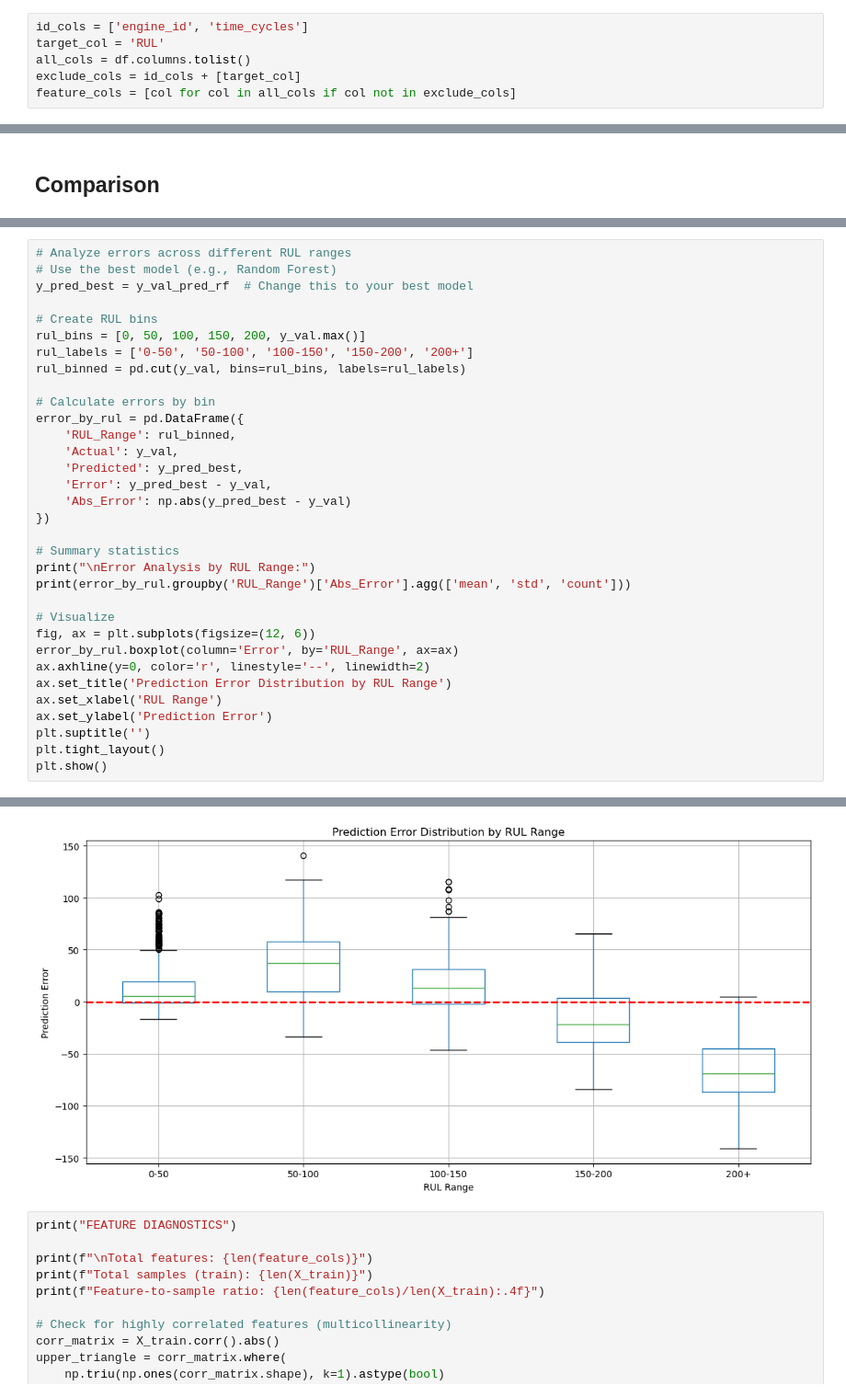
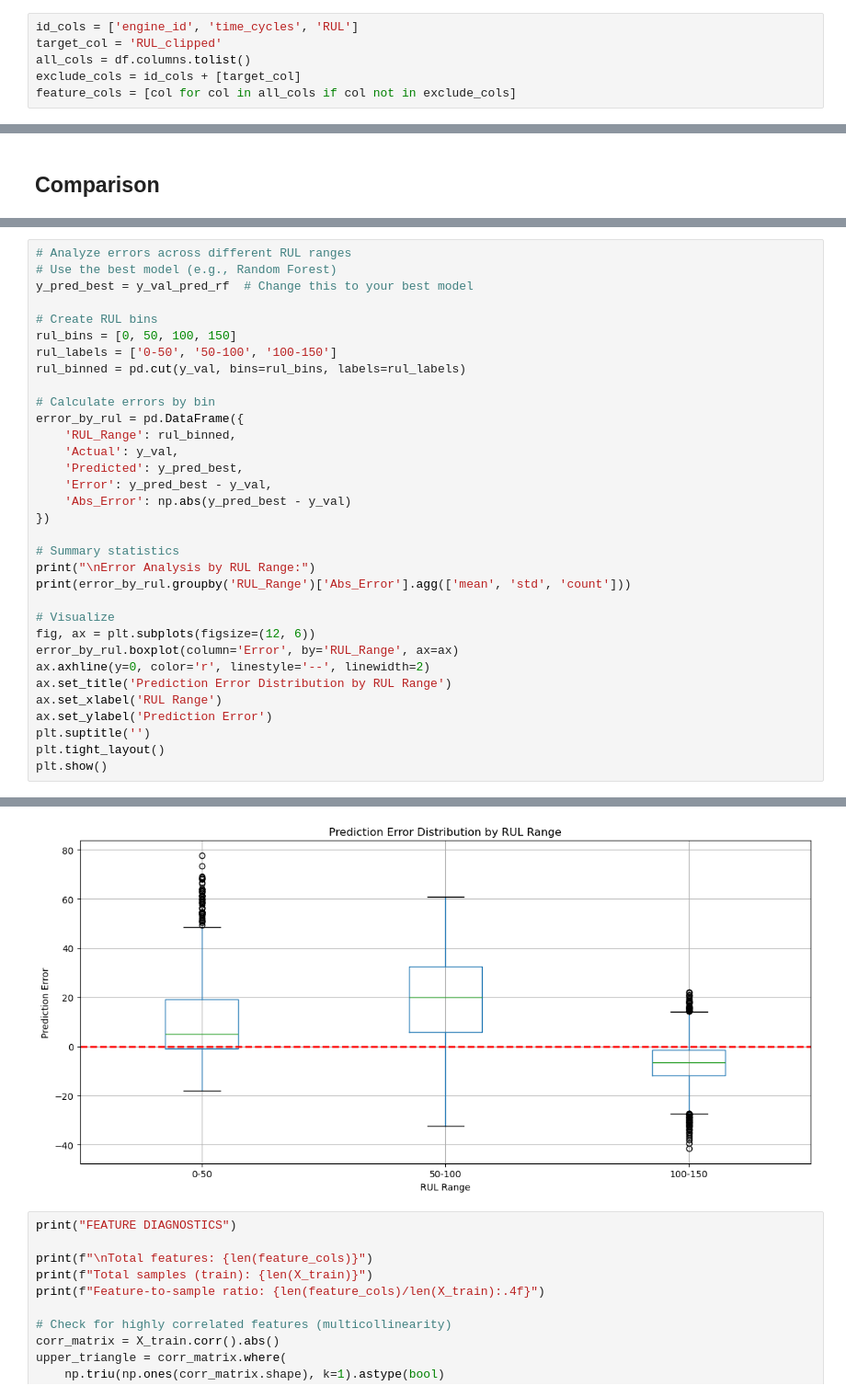
Before and after one commit to Wellbek/NASA-Turbofan-Twin, a Jupyter notebook: notebooks/03_basemodels.ipynb, the cells around one changed output, grey strips where cells are left out. Shown at 92% size. Cells and saved outputs as stored; diff of their text form.

Commit message:
predicting clipped RUL instead of RUL

```diff
--- a/notebooks/03_basemodels.ipynb
+++ b/notebooks/03_basemodels.ipynb
@@ -50,6 +50,6 @@ Length: 156, dtype: object
 # %%
-id_cols = ['engine_id', 'time_cycles']
-target_col = 'RUL'
+id_cols = ['engine_id', 'time_cycles', 'RUL']
+target_col = 'RUL_clipped'
 all_cols = df.columns.tolist()
 exclude_cols = id_cols + [target_col]
 feature_cols = [col for col in all_cols if col not in exclude_cols]
@@ -584,8 +584,8 @@ Gradient Boosting 29.713520 39.158115 0.668211 1.325249e+06
 y_pred_best = y_val_pred_rf  # Change this to your best model
 
 # Create RUL bins
-rul_bins = [0, 50, 100, 150, 200, y_val.max()]
-rul_labels = ['0-50', '50-100', '100-150', '150-200', '200+']
+rul_bins = [0, 50, 100, 150]
+rul_labels = ['0-50', '50-100', '100-150']
 rul_binned = pd.cut(y_val, bins=rul_bins, labels=rul_labels)
 
 # Calculate errors by bin
@@ -623,4 +621,4 @@ RUL_Range
-[figure, old version]
+[figure, new version]
 # %%
 print("FEATURE DIAGNOSTICS")
 
```
Also changed, not shown: parts of 11 cells of this notebook, 2 other files.
